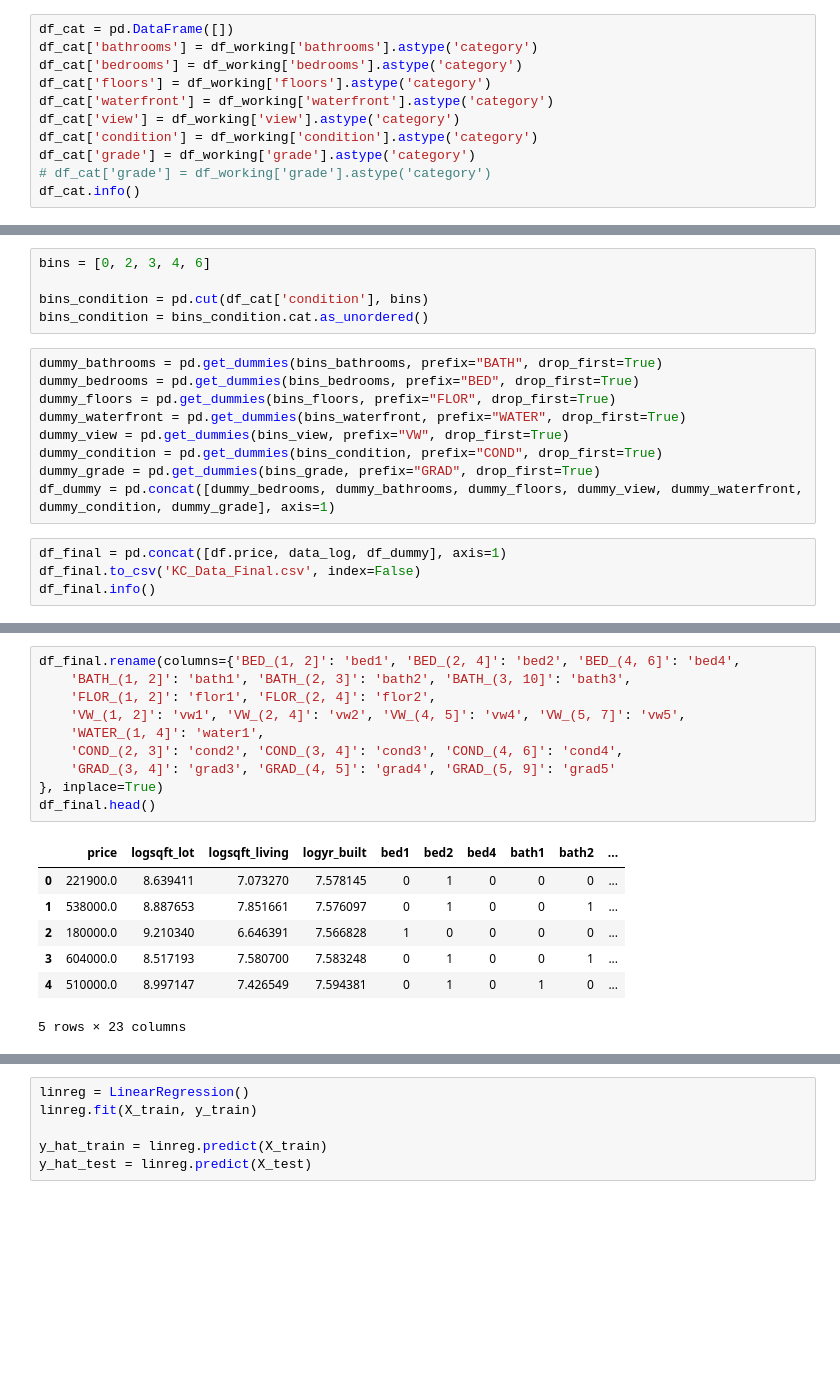
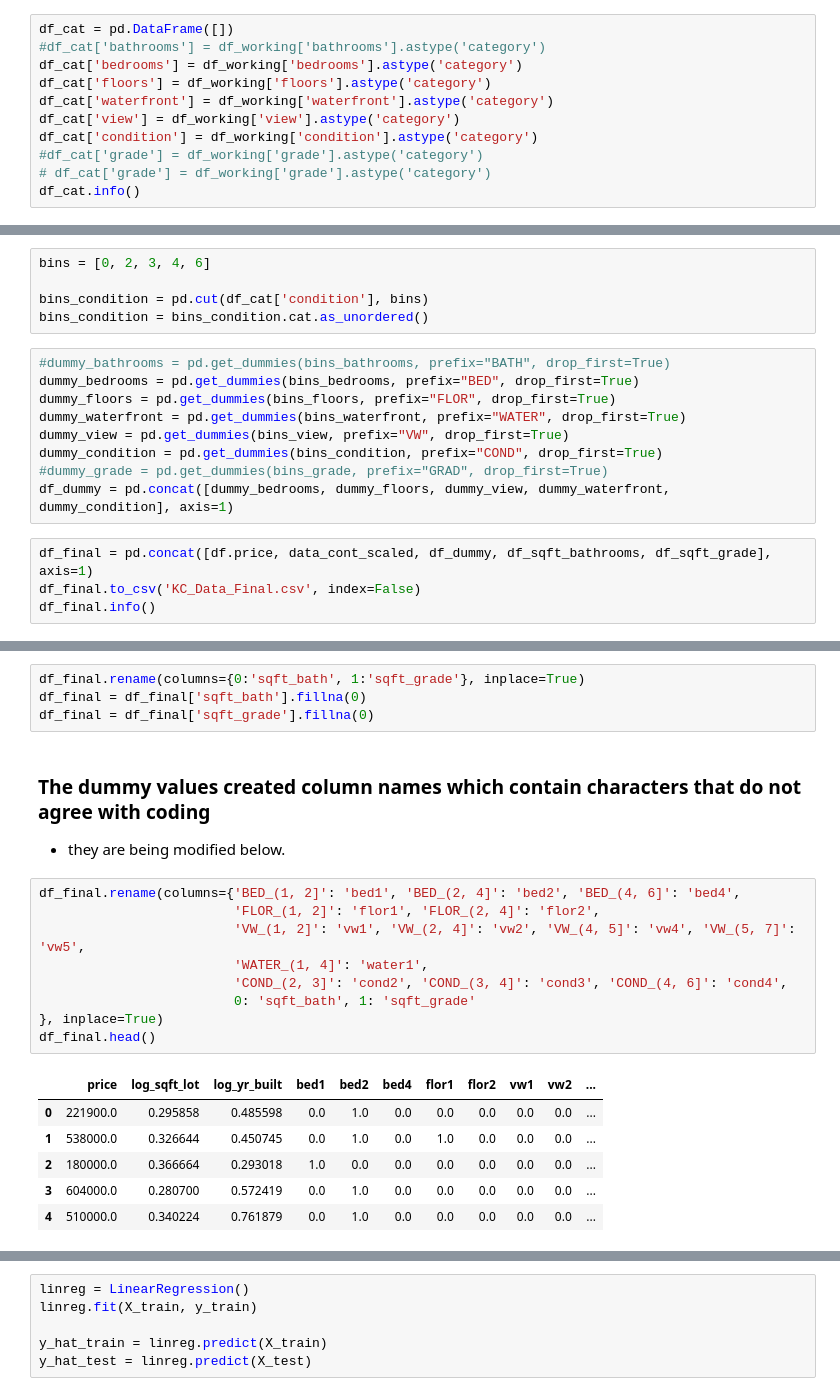
Before and after one commit to Cheffrey2000/Real-Estate-Price_Prediction, a Jupyter notebook: Jeffrey Hinkle KC Housing Data Analysis.ipynb, the cells around one changed output, grey strips where cells are left out. Saved outputs shown, nothing was run; the diff lists cells and outputs as text; blank space fills up the shorter version.

```diff
--- a/Jeffrey Hinkle KC Housing Data Analysis.ipynb
+++ b/Jeffrey Hinkle KC Housing Data Analysis.ipynb
@@ -472,13 +467,13 @@ for xcol, ax in zip(['bedrooms', 'bathrooms'], axes):
 ### Here we are dealing with the categorical values and making them easier to work with
 # %%
 df_cat = pd.DataFrame([])
-df_cat['bathrooms'] = df_working['bathrooms'].astype('category')
+#df_cat['bathrooms'] = df_working['bathrooms'].astype('category')
 df_cat['bedrooms'] = df_working['bedrooms'].astype('category')
 df_cat['floors'] = df_working['floors'].astype('category')
 df_cat['waterfront'] = df_working['waterfront'].astype('category')
 df_cat['view'] = df_working['view'].astype('category')
 df_cat['condition'] = df_working['condition'].astype('category')
-df_cat['grade'] = df_working['grade'].astype('category')
+#df_cat['grade'] = df_working['grade'].astype('category')
 # df_cat['grade'] = df_working['grade'].astype('category')
 df_cat.info()
 # %% [output]
@@ -553,16 +544,16 @@ bins = [0, 2, 3, 4, 6]
 bins_condition = pd.cut(df_cat['condition'], bins)
 bins_condition = bins_condition.cat.as_unordered()
 # %%
-dummy_bathrooms = pd.get_dummies(bins_bathrooms, prefix="BATH", drop_first=True)
+#dummy_bathrooms = pd.get_dummies(bins_bathrooms, prefix="BATH", drop_first=True)
 dummy_bedrooms = pd.get_dummies(bins_bedrooms, prefix="BED", drop_first=True)
 dummy_floors = pd.get_dummies(bins_floors, prefix="FLOR", drop_first=True)
 dummy_waterfront = pd.get_dummies(bins_waterfront, prefix="WATER", drop_first=True)
 dummy_view = pd.get_dummies(bins_view, prefix="VW", drop_first=True)
 dummy_condition = pd.get_dummies(bins_condition, prefix="COND", drop_first=True)
-dummy_grade = pd.get_dummies(bins_grade, prefix="GRAD", drop_first=True)
-df_dummy = pd.concat([dummy_bedrooms, dummy_bathrooms, dummy_floors, dummy_view, dummy_waterfront, dummy_condition, dummy_grade], axis=1)
+#dummy_grade = pd.get_dummies(bins_grade, prefix="GRAD", drop_first=True)
+df_dummy = pd.concat([dummy_bedrooms, dummy_floors, dummy_view, dummy_waterfront, dummy_condition], axis=1)
 # %%
-df_final = pd.concat([df.price, data_log, df_dummy], axis=1)
+df_final = pd.concat([df.price, data_cont_scaled, df_dummy, df_sqft_bathrooms, df_sqft_grade], axis=1)
 df_final.to_csv('KC_Data_Final.csv', index=False)
 df_final.info()
 # %% [output]
@@ -586,18 +577,23 @@ memory usage: 1.8 MB
+# %%
+df_final.rename(columns={0:'sqft_bath', 1:'sqft_grade'}, inplace=True)
+df_final = df_final['sqft_bath'].fillna(0)
+df_final = df_final['sqft_grade'].fillna(0)
+# %% [markdown]
+### The dummy values created column names which contain characters that do not agree with coding<br>
+- they are being modified below.
 # %%
 df_final.rename(columns={'BED_(1, 2]': 'bed1', 'BED_(2, 4]': 'bed2', 'BED_(4, 6]': 'bed4',
-    'BATH_(1, 2]': 'bath1', 'BATH_(2, 3]': 'bath2', 'BATH_(3, 10]': 'bath3',
-    'FLOR_(1, 2]': 'flor1', 'FLOR_(2, 4]': 'flor2',
-    'VW_(1, 2]': 'vw1', 'VW_(2, 4]': 'vw2', 'VW_(4, 5]': 'vw4', 'VW_(5, 7]': 'vw5',
-    'WATER_(1, 4]': 'water1',
-    'COND_(2, 3]': 'cond2', 'COND_(3, 4]': 'cond3', 'COND_(4, 6]': 'cond4',
-    'GRAD_(3, 4]': 'grad3', 'GRAD_(4, 5]': 'grad4', 'GRAD_(5, 9]': 'grad5'
+                         'FLOR_(1, 2]': 'flor1', 'FLOR_(2, 4]': 'flor2',
+                         'VW_(1, 2]': 'vw1', 'VW_(2, 4]': 'vw2', 'VW_(4, 5]': 'vw4', 'VW_(5, 7]': 'vw5',
+                         'WATER_(1, 4]': 'water1',
+                         'COND_(2, 3]': 'cond2', 'COND_(3, 4]': 'cond3', 'COND_(4, 6]': 'cond4',
+                         0: 'sqft_bath', 1: 'sqft_grade'
 }, inplace=True)
 df_final.head()
 # %% [output]
-|  | price | logsqft_lot | logsqft_living | logyr_built | bed1 | bed2 | bed4 | bath1 | bath2 | ... |
-| 0 | 221900.0 | 8.639411 | 7.073270 | 7.578145 | 0 | 1 | 0 | 0 | 0 | ... |
-| 1 | 538000.0 | 8.887653 | 7.851661 | 7.576097 | 0 | 1 | 0 | 0 | 1 | ... |
-| 2 | 180000.0 | 9.210340 | 6.646391 | 7.566828 | 1 | 0 | 0 | 0 | 0 | ... |
-| 3 | 604000.0 | 8.517193 | 7.580700 | 7.583248 | 0 | 1 | 0 | 0 | 1 | ... |
-| 4 | 510000.0 | 8.997147 | 7.426549 | 7.594381 | 0 | 1 | 0 | 1 | 0 | ... |
+|  | price | log_sqft_lot | log_yr_built | bed1 | bed2 | bed4 | flor1 | flor2 | vw1 | vw2 | ... |
+| 0 | 221900.0 | 0.295858 | 0.485598 | 0.0 | 1.0 | 0.0 | 0.0 | 0.0 | 0.0 | 0.0 | ... |
+| 1 | 538000.0 | 0.326644 | 0.450745 | 0.0 | 1.0 | 0.0 | 1.0 | 0.0 | 0.0 | 0.0 | ... |
+| 2 | 180000.0 | 0.366664 | 0.293018 | 1.0 | 0.0 | 0.0 | 0.0 | 0.0 | 0.0 | 0.0 | ... |
+| 3 | 604000.0 | 0.280700 | 0.572419 | 0.0 | 1.0 | 0.0 | 0.0 | 0.0 | 0.0 | 0.0 | ... |
+| 4 | 510000.0 | 0.340224 | 0.761879 | 0.0 | 1.0 | 0.0 | 0.0 | 0.0 | 0.0 | 0.0 | ... |
-5 rows × 23 columns
```
Also changed, not shown: parts of 46 cells of this notebook, 1 other file.
